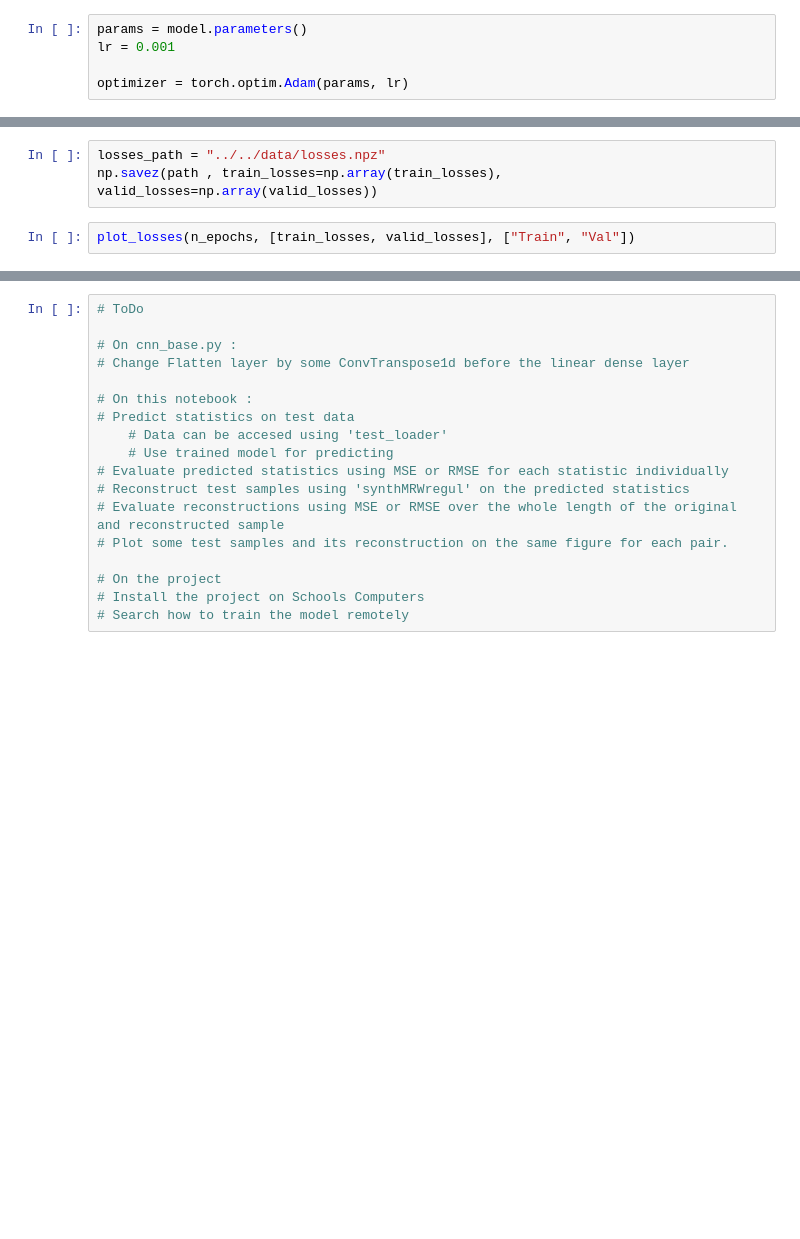
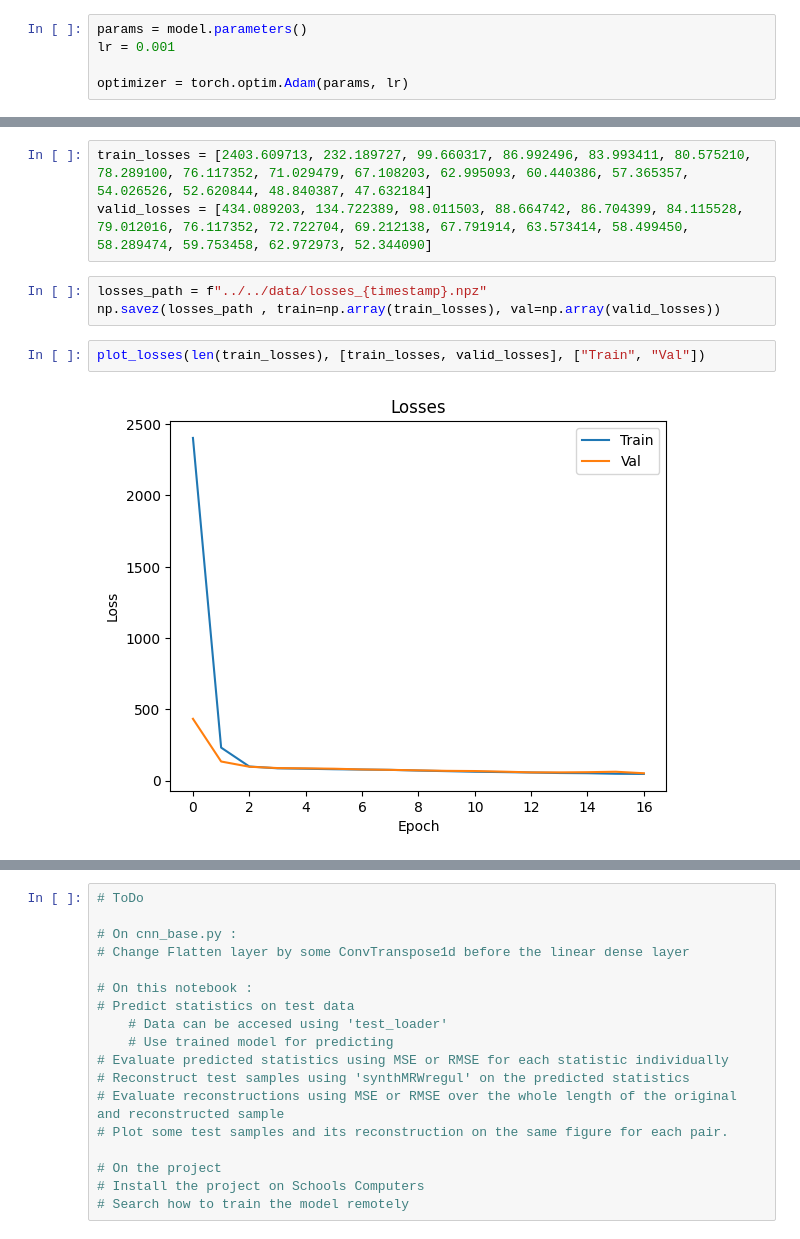
Before and after one commit to LucRobey/TurbNNGen, a Jupyter notebook: src/nn/regressor_training.ipynb, the cells around one changed output, grey strips where cells are left out. Drawn from its saved outputs; the diff is of its cells as text; blank space fills up the shorter version.

Commit message:
add: plot_losses regr_training

```diff
--- a/src/nn/regressor_training.ipynb
+++ b/src/nn/regressor_training.ipynb
@@ -122,10 +128,15 @@ Epoch 6/20 ...
 Training ...
 Validating ...
 ... (25 outputs left out)
+# %%
+train_losses = [2403.609713, 232.189727, 99.660317, 86.992496, 83.993411, 80.575210, 78.289100, 76.117352, 71.029479, 67.108203, 62.995093, 60.440386, 57.365357, 54.026526, 52.620844, 48.840387, 47.632184]
+valid_losses = [434.089203, 134.722389, 98.011503, 88.664742, 86.704399, 84.115528, 79.012016, 76.117352, 72.722704, 69.212138, 67.791914, 63.573414, 58.499450, 58.289474, 59.753458, 62.972973, 52.344090]
 # %%
-losses_path = "../../data/losses.npz"
-np.savez(path , train_losses=np.array(train_losses), valid_losses=np.array(valid_losses))
+losses_path = f"../../data/losses_{timestamp}.npz"
+np.savez(losses_path , train=np.array(train_losses), val=np.array(valid_losses))
 # %%
-plot_losses(n_epochs, [train_losses, valid_losses], ["Train", "Val"])
+plot_losses(len(train_losses), [train_losses, valid_losses], ["Train", "Val"])
+# %% [output]
+[figure, added]
 # %%
 model.load_state_dict(torch.load(model_path, map_location=device))
```
Also changed, not shown: parts of 4 cells of this notebook.
